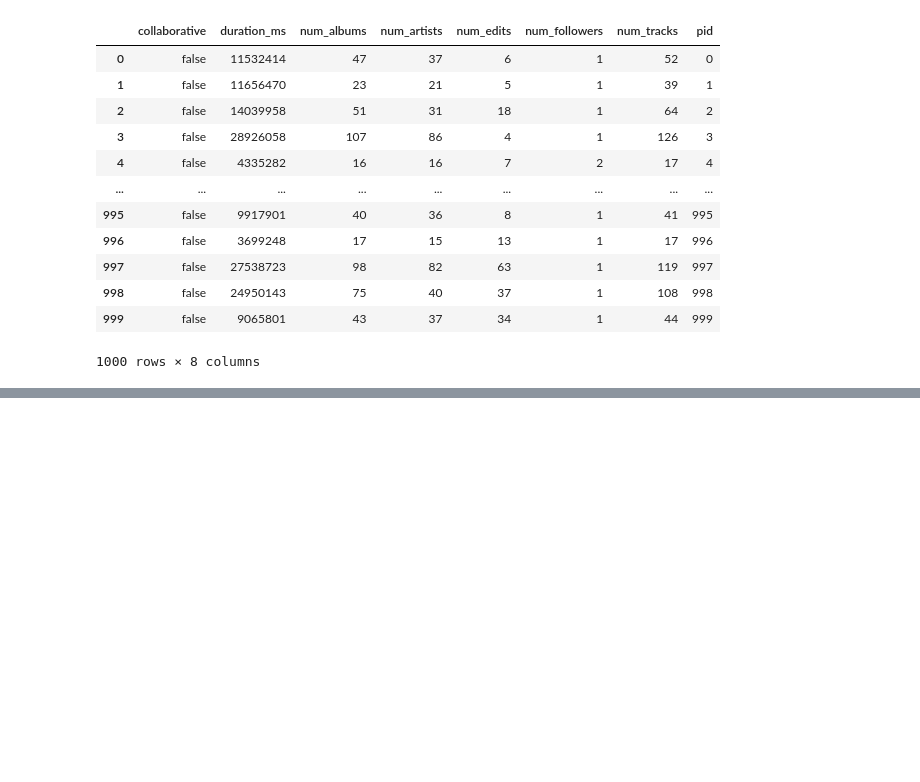
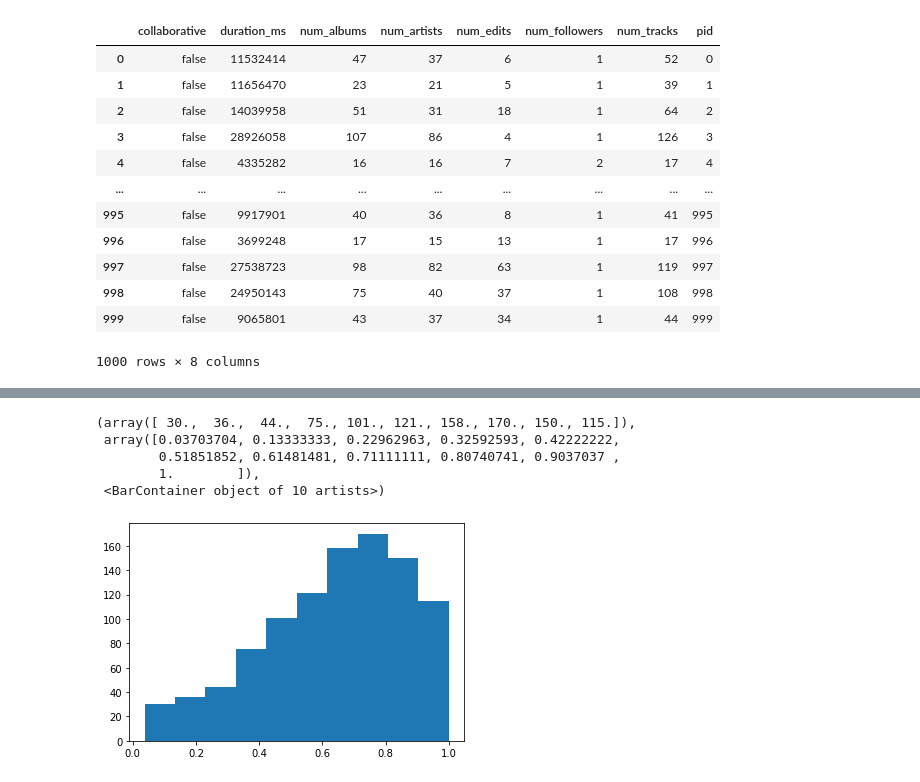
Before and after one commit to chris-stellato/capstone1, a Jupyter notebook: EDA_capstone1_day2.ipynb, the cells around one changed output, grey strips where cells are left out. Saved outputs shown, nothing was run; the diff lists cells and outputs as text; code cells hidden in the pictures; blank space fills up the shorter version.

```diff
--- a/EDA_capstone1_day2.ipynb
+++ b/EDA_capstone1_day2.ipynb
@@ -191,0 +226,2 @@ df = cleaned_frame
+# %%
+df['diversity_ratio'] = df['num_artists'] / df['num_tracks']
@@ -191,0 +244,9 @@ df = cleaned_frame
+# %%
+plt.hist(df.diversity_ratio)
+# %% [output]
+(array([ 30.,  36.,  44.,  75., 101., 121., 158., 170., 150., 115.]),
+ array([0.03703704, 0.13333333, 0.22962963, 0.32592593, 0.42222222,
+        0.51851852, 0.61481481, 0.71111111, 0.80740741, 0.9037037 ,
+        1.        ]),
+ <BarContainer object of 10 artists>)
+[figure, added]
```
Also changed, not shown: parts of 20 cells of this notebook.
